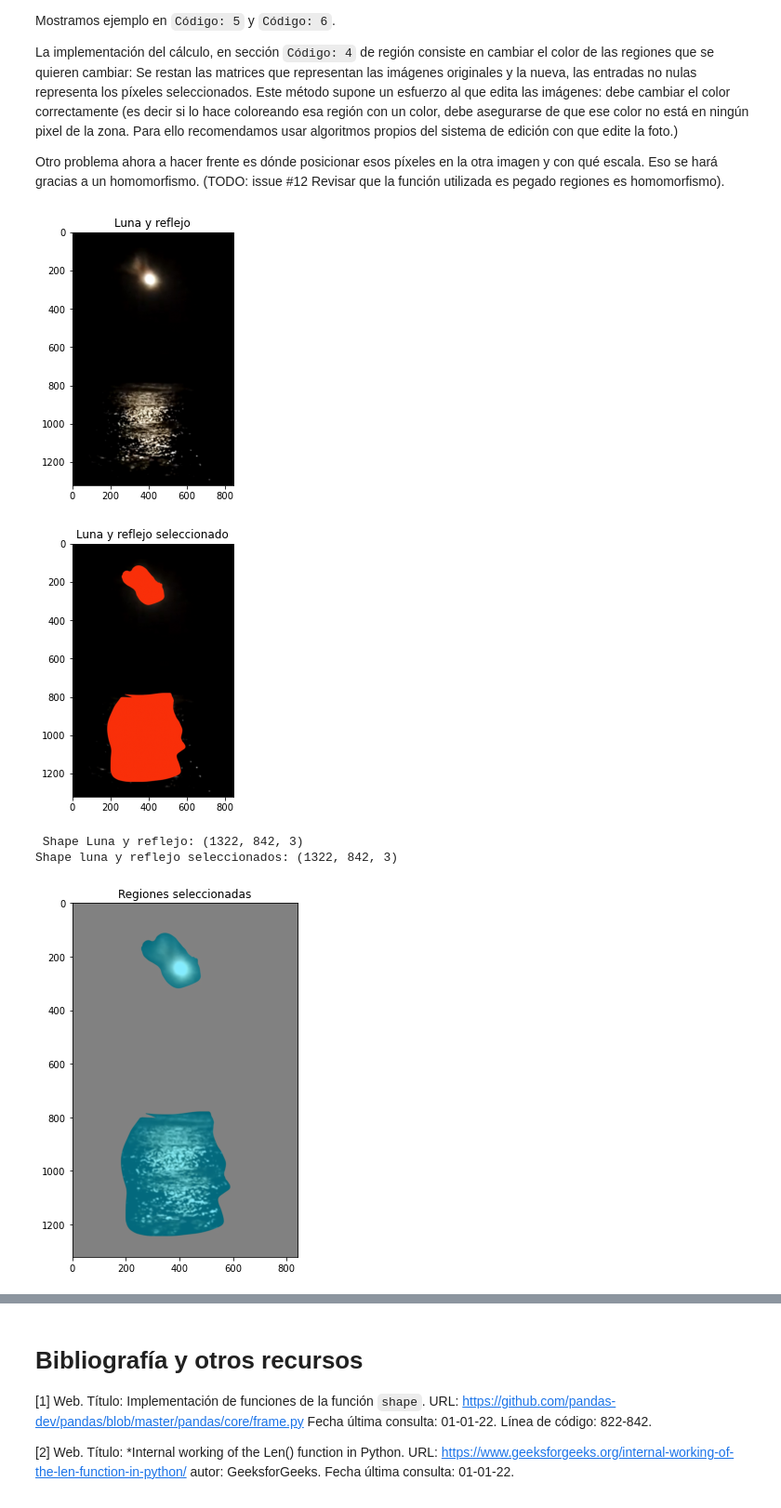
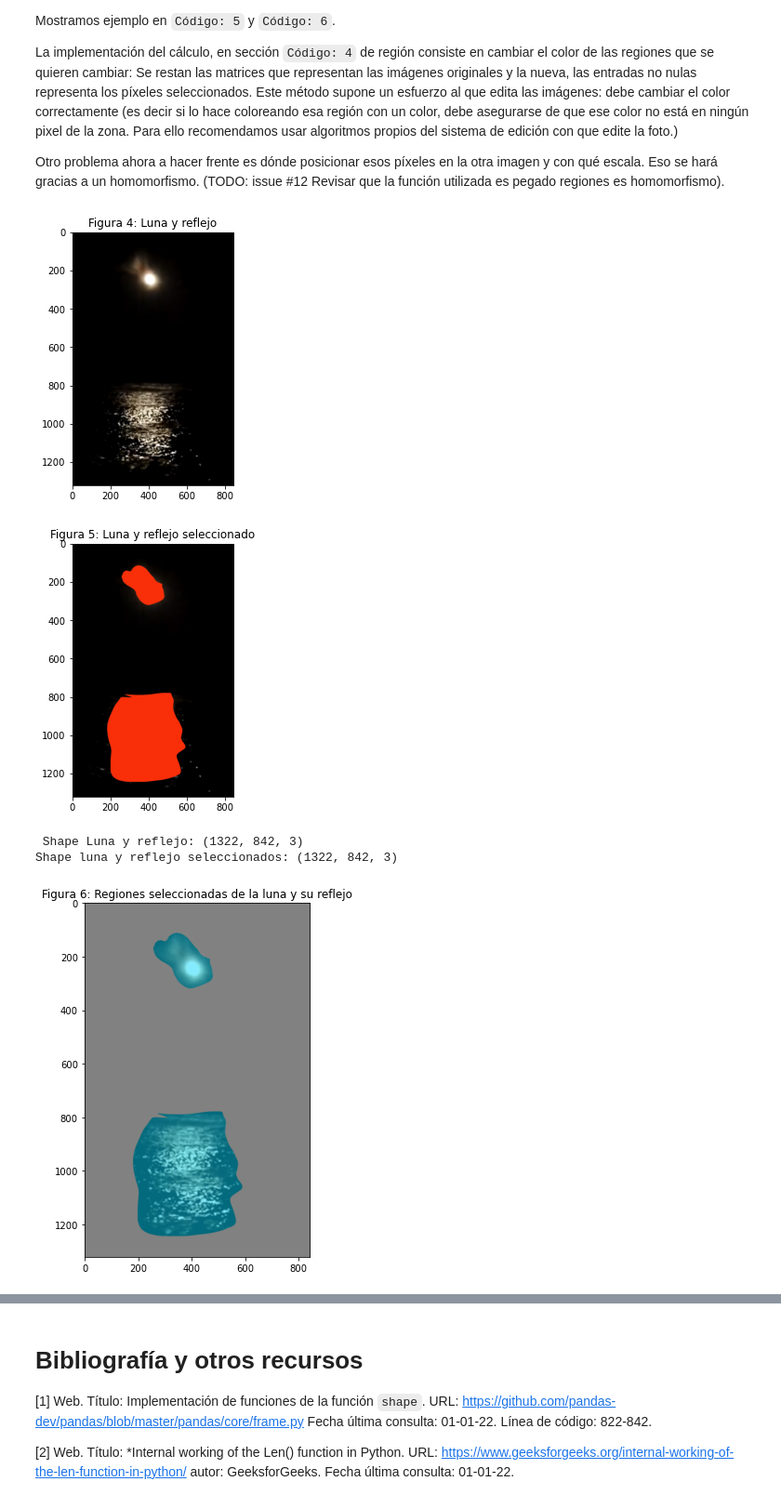
Before and after one commit to BlancaCC/Mezclado-de-regiones-en-imagenes-usando-la-ecuacion-de-Poisson, a Jupyter notebook: PoissonImageEditing.ipynb, the cells around one changed output, grey strips where cells are left out. Shown at 93% size. Cells and saved outputs as stored; diff of their text form; code cells hidden in the pictures.

```diff
--- a/PoissonImageEditing.ipynb
+++ b/PoissonImageEditing.ipynb
@@ -268,7 +265,7 @@ Eso se hará gracias a un homomorfismo. (TODO: issue #12 Revisar que la función
 # %%
 # Código 4: Selección de regiones
 
-def SelectedRegion( originalImage: np.ndarray, selectedImage : np.ndarray, showImage = False) -> set :
+def SelectedRegion( originalImage: np.ndarray, selectedImage : np.ndarray, showImage = False, title = 'Regiones seleccionadas') -> set :
     '''
     Devuelve un conjunto de pares de coordenadas que han sido modificadas en alguno de los tres canales.
     Su correspondencia teórica sería $\Omega$.
@@ -280,8 +277,7 @@ def SelectedRegion( originalImage: np.ndarray, selectedImage : np.ndarray, showI
     assert originalImage.shape == selectedImage.shape, f'El tamaño de las imágenes no son iguales, son de tamaño: {originalImage.shape} y {selectedImage.shape}'
     differenceMatrix = originalImage - selectedImage
     if(showImage):
-        PrintOneImage(differenceMatrix, title= 'Regiones seleccionadas',size=(7,7))
-
+        PrintOneImage(differenceMatrix, title= title,size=(7,7))
     #seleccionamos las coordenadas que han cambiado
     x_len, y_len, _ = differenceMatrix.shape
     selectedRegion = set()
@@ -298,24 +294,24 @@ def SelectedRegion( originalImage: np.ndarray, selectedImage : np.ndarray, showI
 # %%
 # Código 5: Ejemplo de selección de imágenes
 
 #Leemos las imágenes y las mostramos
 pathLunaYReflejo = path + 'LunaYReflejo2.jpg'
 pathLunaSeleccionada = path + 'LunaYReflejoSeleccionados2.jpg'
 imgLunaYReflejo = ReadImage(pathLunaYReflejo, flagColor)
 imgLunaSeleccionada = ReadImage(pathLunaSeleccionada, flagColor)
-PrintOneImage(imgLunaYReflejo, title='Luna y reflejo',size=(5,5))
-PrintOneImage(imgLunaSeleccionada, title='Luna y reflejo seleccionado', size=(5,5))
+PrintOneImage(imgLunaYReflejo, title='Figura 4: Luna y reflejo',size=(5,5))
+PrintOneImage(imgLunaSeleccionada, title='Figura 5: Luna y reflejo seleccionado', size=(5,5))
 # Imprimimos tamaño de las imágenes
 print(f' Shape Luna y reflejo: {imgLunaYReflejo.shape}')
 print(f'Shape luna y reflejo seleccionados: {imgLunaSeleccionada.shape}')
 # Calculamos las diferencias y las mostramos en pantalla
-setRegionesSeleccionadasLuna= SelectedRegion(imgLunaYReflejo, imgLunaSeleccionada, True)
+setRegionesSeleccionadasLuna= SelectedRegion(imgLunaYReflejo, imgLunaSeleccionada, True, title='Figura 6: Regiones seleccionadas de la luna y su reflejo')
 # %% [output]
-[figure, old version]
+[figure, new version]
-[figure, old version]
+[figure, new version]
  Shape Luna y reflejo: (1322, 842, 3)
 Shape luna y reflejo seleccionados: (1322, 842, 3)
-[figure, old version]
+[figure, new version]
 # %%
 # Código 6: Ejemplo de selección de imágenes
 
```
Also changed, not shown: parts of 16 cells of this notebook.
